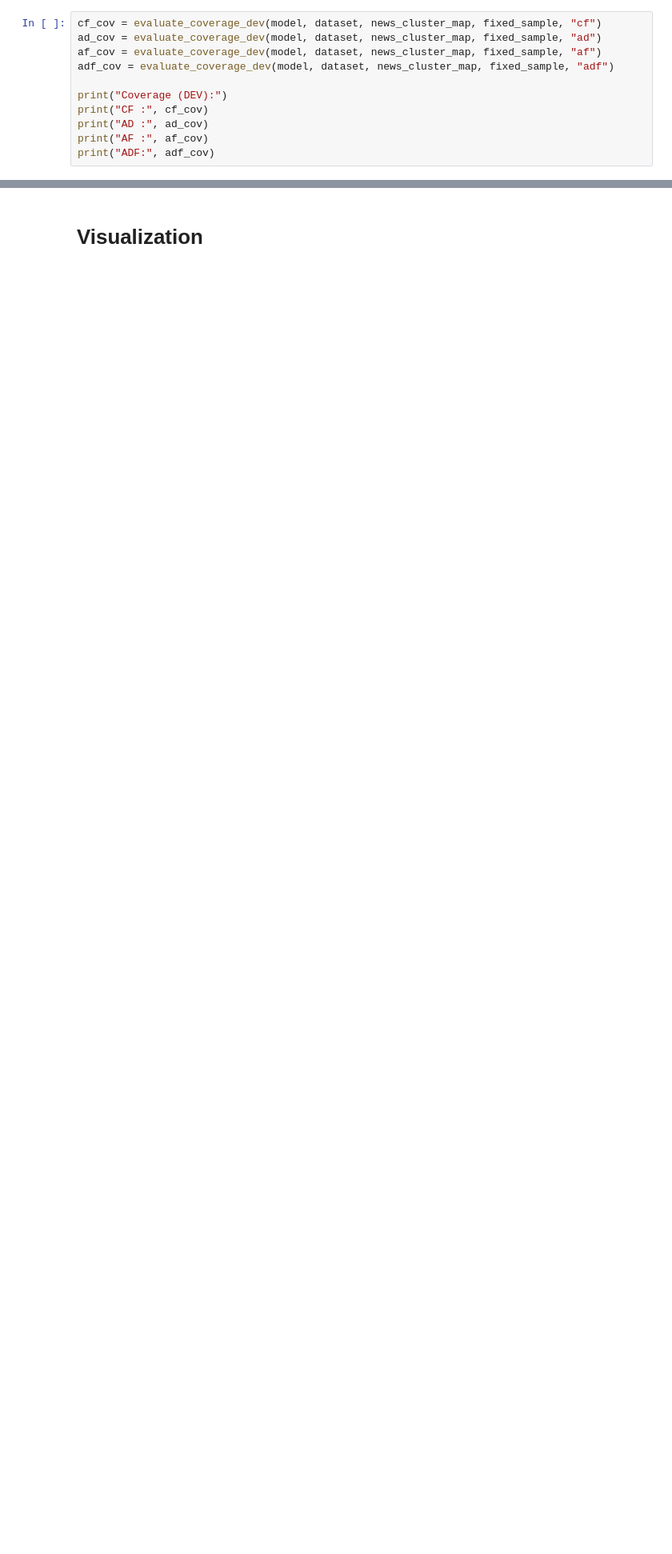
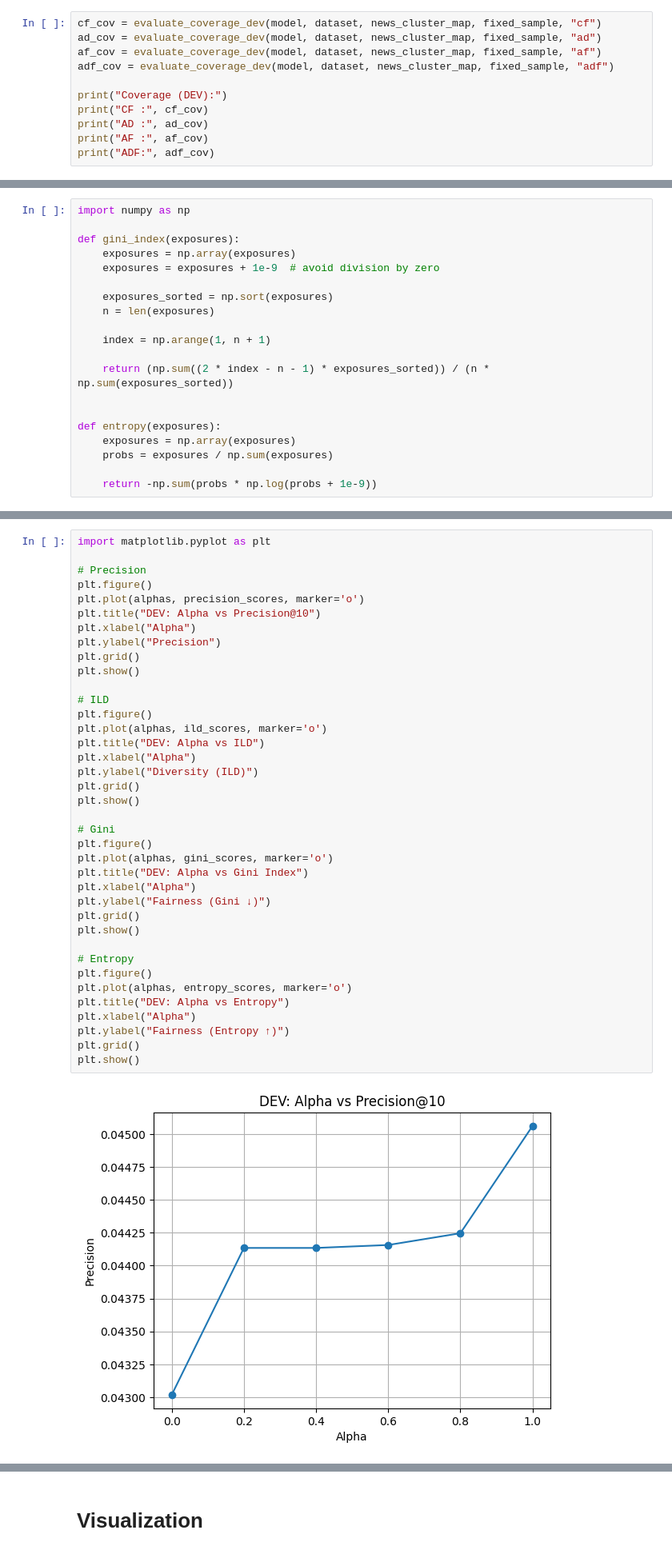
Before and after one commit to neeyatlotlikar/me_fy_project, a Jupyter notebook: ADF_ReRanking_MIND.ipynb, the cells around one changed output, grey strips where cells are left out. Shown at 80% size. Cells and saved outputs as stored; diff of their text form; blank space fills up the shorter version.

```diff
--- a/ADF_ReRanking_MIND.ipynb
+++ b/ADF_ReRanking_MIND.ipynb
@@ -2584,0 +3009,20 @@ print("ADF:", adf_cov)
+# %%
+import numpy as np
+
+def gini_index(exposures):
+    exposures = np.array(exposures)
+    exposures = exposures + 1e-9  # avoid division by zero
+
+    exposures_sorted = np.sort(exposures)
+    n = len(exposures)
+
+    index = np.arange(1, n + 1)
+
+    return (np.sum((2 * index - n - 1) * exposures_sorted)) / (n * np.sum(exposures_sorted))
+
+
+def entropy(exposures):
+    exposures = np.array(exposures)
+    probs = exposures / np.sum(exposures)
+
+    return -np.sum(probs * np.log(probs + 1e-9))
@@ -2584,0 +3277,40 @@ print("ADF:", adf_cov)
+# %%
+import matplotlib.pyplot as plt
+
+# Precision
+plt.figure()
+plt.plot(alphas, precision_scores, marker='o')
+plt.title("DEV: Alpha vs Precision@10")
+plt.xlabel("Alpha")
+plt.ylabel("Precision")
+plt.grid()
+plt.show()
+
+# ILD
+plt.figure()
+plt.plot(alphas, ild_scores, marker='o')
+plt.title("DEV: Alpha vs ILD")
+plt.xlabel("Alpha")
+plt.ylabel("Diversity (ILD)")
+plt.grid()
+plt.show()
+
+# Gini
+plt.figure()
+plt.plot(alphas, gini_scores, marker='o')
+plt.title("DEV: Alpha vs Gini Index")
+plt.xlabel("Alpha")
+plt.ylabel("Fairness (Gini ↓)")
+plt.grid()
+plt.show()
+
+# Entropy
+plt.figure()
+plt.plot(alphas, entropy_scores, marker='o')
+plt.title("DEV: Alpha vs Entropy")
+plt.xlabel("Alpha")
+plt.ylabel("Fairness (Entropy ↑)")
+plt.grid()
+plt.show()
+# %% [output]
+[figure, added]
```
Also changed, not shown: parts of 40 cells of this notebook.
